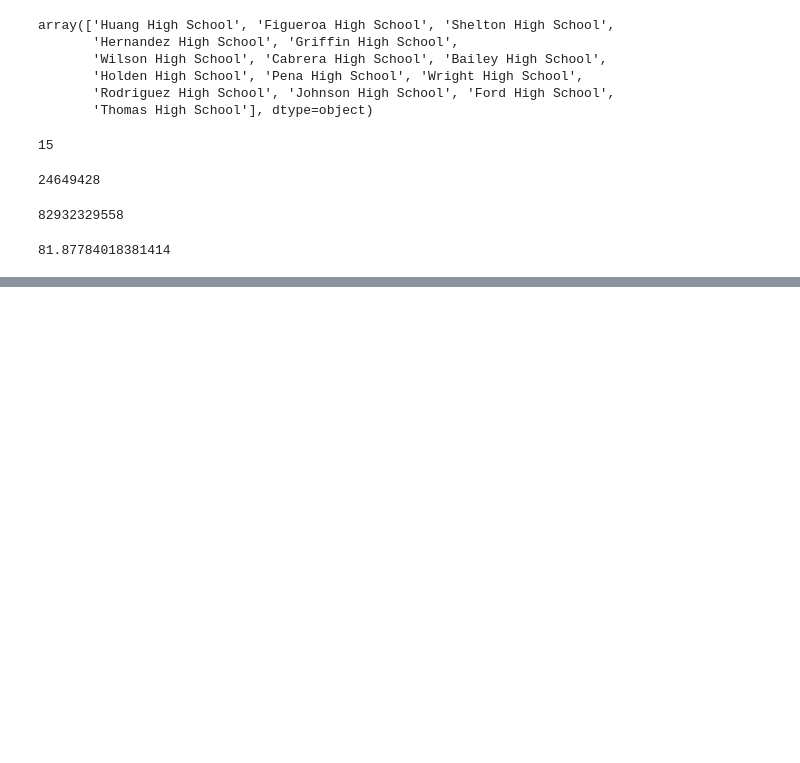
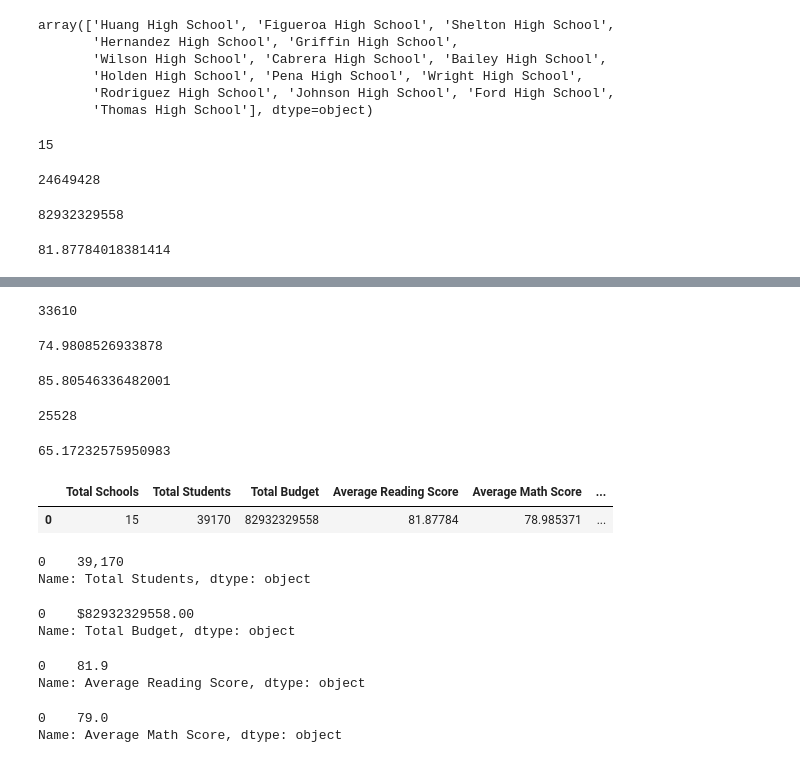
Before and after one commit to MahireYakup/chool_District_Analysis, a Jupyter notebook: PyCitySchools.ipynb, the cells around one changed output, grey strips where cells are left out. Cells and saved outputs as stored; diff of their text form; code cells hidden in the pictures; blank space fills up the shorter version.

```diff
--- a/PyCitySchools.ipynb
+++ b/PyCitySchools.ipynb
@@ -275,0 +271,79 @@ Name: reading_score, Length: 39170, dtype: bool
+# %%
+passing_reading=school_data_complete_df[school_data_complete_df["reading_score"]>=70]
+passing_reading.head(5)
+passing_reading_count=passing_reading["student_name"].count()
+passing_reading_count
+# %% [output]
+33610
+# %%
+total_num=school_data_complete_df["Student ID"].count()
+passing_math_percentage = passing_math_count / total_num * 100
+passing_math_percentage
+# %% [output]
+74.9808526933878
+# %%
+passing_reading_percentage=passing_reading_count/total_num*100
+passing_reading_percentage
+# %% [output]
+85.80546336482001
+# %%
+passing_math_reading=school_data_complete_df[(school_data_complete_df["math_score"]>=70) & (school_data_complete_df["reading_score"]>=70)]
+passing_math_reading_count=passing_math_reading["student_name"].count()
+passing_math_reading_count
+# %% [output]
+25528
+# %%
+passing_math_reading_percentage=passing_math_reading_count/total_num*100
+passing_math_reading_percentage
+# %% [output]
+65.17232575950983
+# %%
+#Total number of schools in the column "Total Schools"
+#Total number of students in the column "Total Students"
+#Total budget in the column "Total Budget"
+#Average reading score in the column "Average Reading Score"
+#Average math score in the column "Average Math Score"
+#Percentage of students passing reading in the column "% Passing Reading"
+#Percentage of students passing math in the column "% Passing Math"
+#Overall passing percentage in the column "% Overall Passing"
+district_summary_list=pd.DataFrame([{"Total Schools": school_count2,
+                       "Total Students": student_count1,
+                       "Total Budget": total_budget_complete,
+                       "Average Reading Score":average_reading_score,
+                       "Average Math Score":average_math_score,
+                       "% Passing Reading":passing_reading_percentage,
+                       "% Passing Math":passing_math_percentage,
+                       "% Overall Passing":passing_math_reading_percentage }])
+district_summary_list
+# %% [output]
+|  | Total Schools | Total Students | Total Budget | Average Reading Score | Average Math Score | ... |
+| 0 | 15 | 39170 | 82932329558 | 81.87784 | 78.985371 | ... |
+# %%
+district_summary_list["Total Students"]=district_summary_list["Total Students"].map("{:,}".format)
+district_summary_list["Total Students"]
+# %% [output]
+0    39,170
+Name: Total Students, dtype: object
+# %%
+district_summary_list["Total Budget"]=district_summary_list["Total Budget"].map("${:.2f}".format)
+district_summary_list["Total Budget"]
+# %% [output]
+0    $82932329558.00
+Name: Total Budget, dtype: object
+# %%
+#The "Average Reading Score" column will be formatted to one decimal place.
+#The "Average Math Score" column will be formatted to one decimal place.
+#The "% Passing Reading" column will be formatted to the nearest whole number percentage.
+#The "% Passing Math" column will be formatted to the nearest whole number percentage
+#The "% Overall Passing" column will be formatted to the nearest whole number percentage.
+district_summary_list["Average Reading Score"]=district_summary_list["Average Reading Score"].map("{:.1f}".format)
+district_summary_list["Average Reading Score"]
+# %% [output]
+0    81.9
+Name: Average Reading Score, dtype: object
+# %%
+district_summary_list["Average Math Score"]=district_summary_list["Average Math Score"].map("{:.1f}".format)
+district_summary_list["Average Math Score"]
+# %% [output]
+0    79.0
+Name: Average Math Score, dtype: object
```
Also changed, not shown: parts of 8 cells of this notebook, 2 other files.
